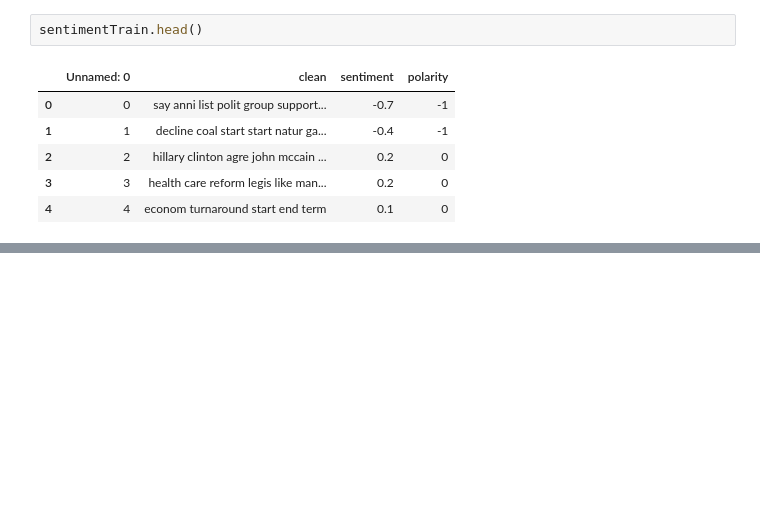
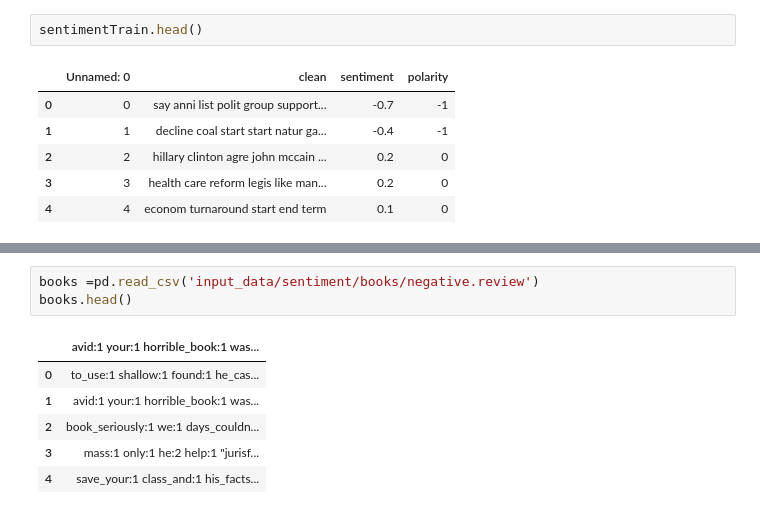
Before and after one commit to jems2019/AlternusVera, a Jupyter notebook: SentimentAnalysis.ipynb, the cells around one changed output, grey strips where cells are left out. Drawn from its saved outputs; the diff is of its cells as text; blank space fills up the shorter version.

```diff
--- a/SentimentAnalysis.ipynb
+++ b/SentimentAnalysis.ipynb
@@ -179,0 +190,10 @@ sentimentTrain.head()
+# %%
+books =pd.read_csv('input_data/sentiment/books/negative.review')
+books.head()
+# %% [output]
+|  | avid:1 your:1 horrible_book:1 was... |
+| 0 | to_use:1 shallow:1 found:1 he_cas... |
+| 1 | avid:1 your:1 horrible_book:1 was... |
+| 2 | book_seriously:1 we:1 days_couldn... |
+| 3 | mass:1 only:1 he:2 help:1 "jurisf... |
+| 4 | save_your:1 class_and:1 his_facts... |
```
Also changed, not shown: parts of 7 cells of this notebook, 10 other files.
